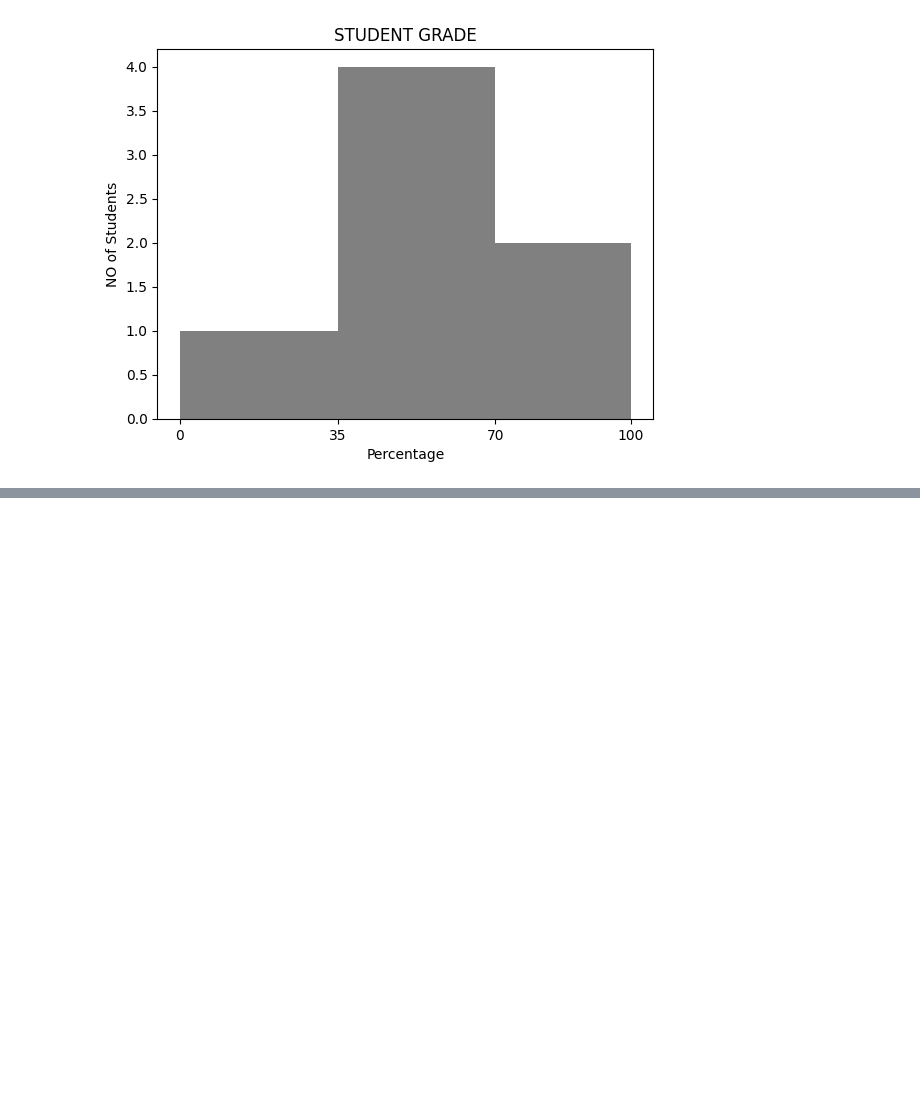
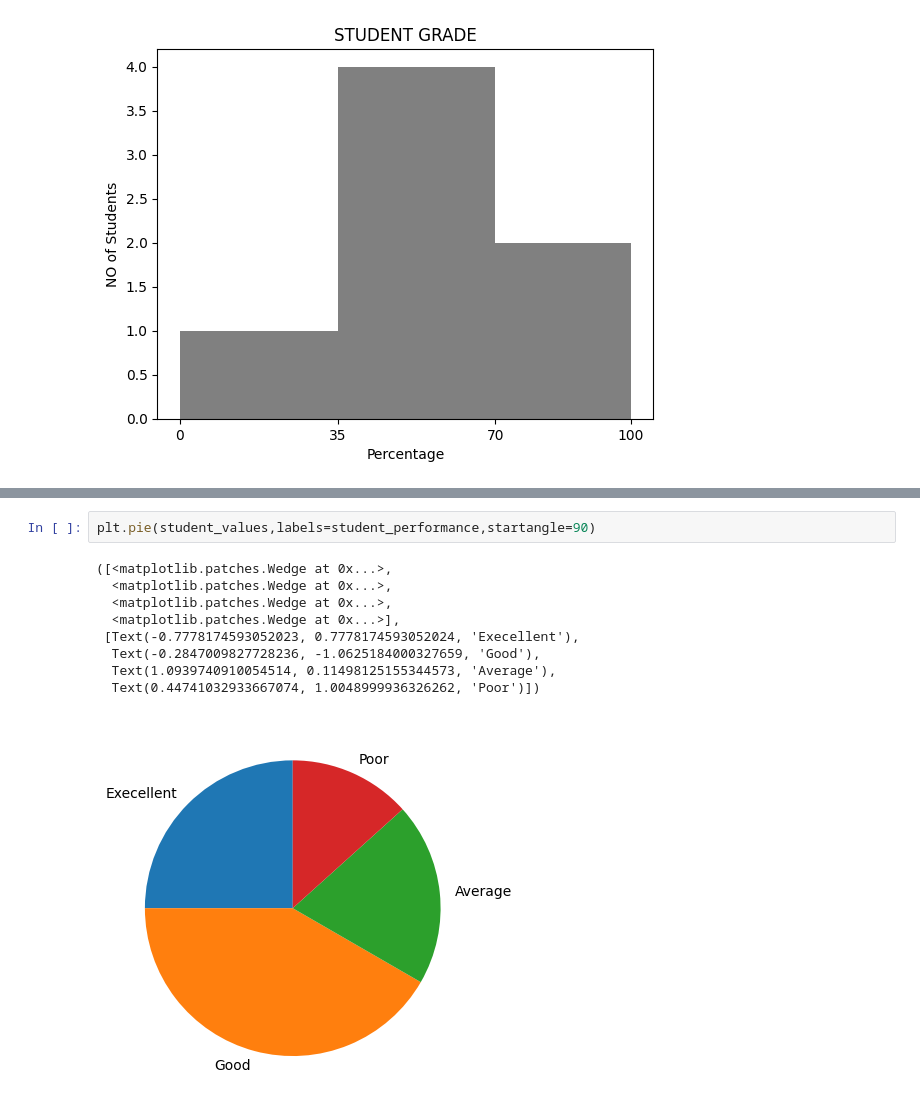
Before and after one commit to msandhiya07/msandhiya07, a Jupyter notebook: DATAFLOW.ipynb, the cells around one changed output, grey strips where cells are left out. Drawn from its saved outputs; the diff is of its cells as text; blank space fills up the shorter version.

```diff
--- a/DATAFLOW.ipynb
+++ b/DATAFLOW.ipynb
@@ -17,0 +35,12 @@ plt.show()
+# %%
+plt.pie(student_values,labels=student_performance,startangle=90)
+# %% [output]
+([<matplotlib.patches.Wedge at 0x...>,
+  <matplotlib.patches.Wedge at 0x...>,
+  <matplotlib.patches.Wedge at 0x...>,
+  <matplotlib.patches.Wedge at 0x...>],
+ [Text(-0.7778174593052023, 0.7778174593052024, 'Execellent'),
+  Text(-0.2847009827728236, -1.0625184000327659, 'Good'),
+  Text(1.0939740910054514, 0.11498125155344573, 'Average'),
+  Text(0.44741032933667074, 1.0048999936326262, 'Poor')])
+[figure, added]
```
Also changed, not shown: parts of 6 cells of this notebook.
